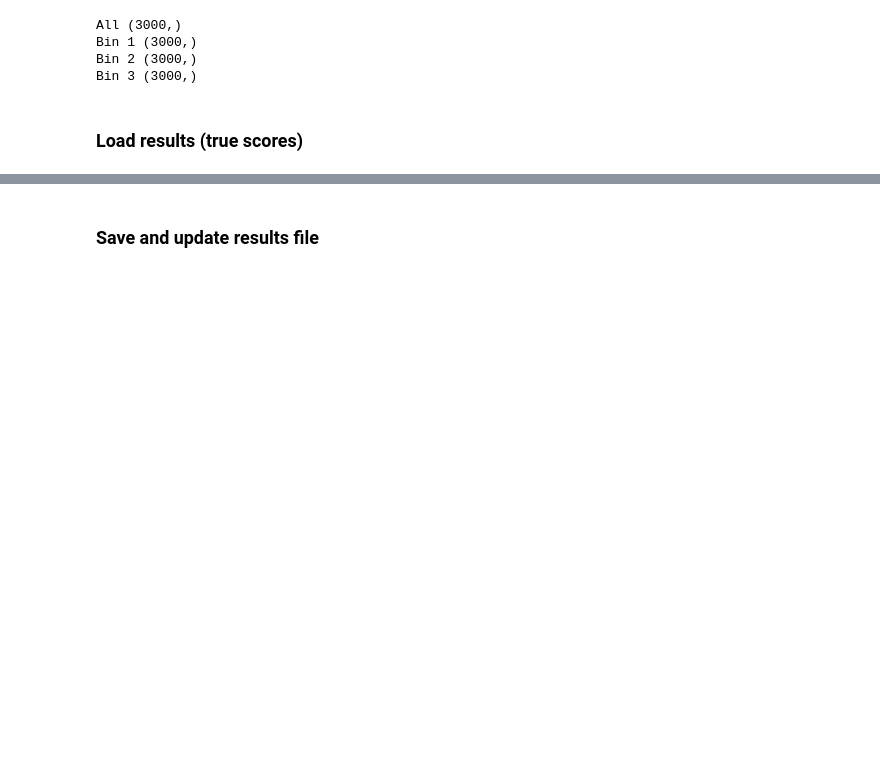
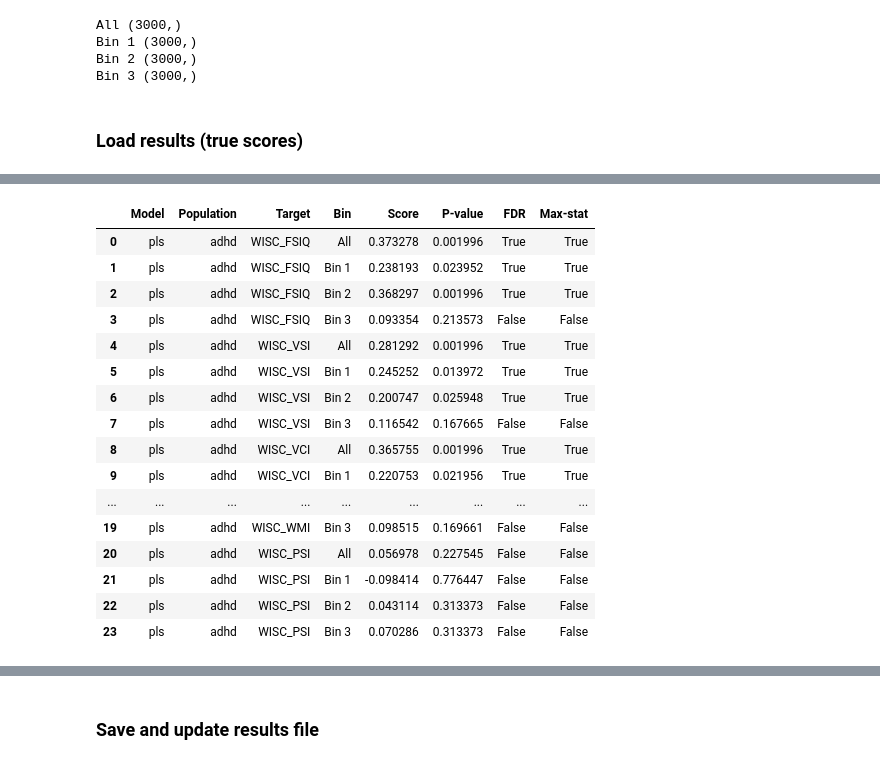
Before and after one commit to Brian-Pho/MSc_Research-Project, a Jupyter notebook: src/Analysis/Multiple Hypothesis Testing Correction.ipynb, the cells around one changed output, grey strips where cells are left out. Drawn from its saved outputs; the diff is of its cells as text; code cells hidden in the pictures; blank space fills up the shorter version.

```diff
--- a/src/Analysis/Multiple Hypothesis Testing Correction.ipynb
+++ b/src/Analysis/Multiple Hypothesis Testing Correction.ipynb
@@ -187,18 +190,38 @@ df, results_path = load_results(f'{model}_pts_{population}', results)
 # %%
+%%time
+
 a_threshold = 0.05
+max_stats = pd.Series(dtype='bool')
 bin_threshold_scores = {k: None for k in EQUAL_BIN_LABELS}
-max_stat_temp = pd.Series(dtype='bool')
 pscores = RIDGE_PSCORES if model == 'ridge' else PLS_PSCORES
 
 for bin_label in BIN_LABELS:
     bin_perm_scores = load_perm_score(f'{model}_{population}_{bin_label}_perm_scores', pscores)
     threshold_index = int(bin_perm_scores.shape[0] * (1 - a_threshold))
     threshold_score = np.sort(bin_perm_scores)[threshold_index]
     bin_threshold_scores[bin_label] = threshold_score
 
     bin_results = df[df['Bin'] == bin_label]
-    max_stat_temp = pd.concat([max_stat_temp, threshold_score < bin_results['Score']])
+    max_stats = pd.concat([max_stats, threshold_score < bin_results['Score']])
 
-df['Max-stat'] = max_stat_temp
-# df.sort_values('Bin')
+df['Max-stat'] = max_stats
+df.sort_values('Bin')
 display(df)
+# %% [output]
+|  | Model | Population | Target | Bin | Score | P-value | FDR | Max-stat |
+| 0 | pls | adhd | WISC_FSIQ | All | 0.373278 | 0.001996 | True | True |
+| 1 | pls | adhd | WISC_FSIQ | Bin 1 | 0.238193 | 0.023952 | True | True |
+| 2 | pls | adhd | WISC_FSIQ | Bin 2 | 0.368297 | 0.001996 | True | True |
+| 3 | pls | adhd | WISC_FSIQ | Bin 3 | 0.093354 | 0.213573 | False | False |
+| 4 | pls | adhd | WISC_VSI | All | 0.281292 | 0.001996 | True | True |
+| 5 | pls | adhd | WISC_VSI | Bin 1 | 0.245252 | 0.013972 | True | True |
+| 6 | pls | adhd | WISC_VSI | Bin 2 | 0.200747 | 0.025948 | True | True |
+| 7 | pls | adhd | WISC_VSI | Bin 3 | 0.116542 | 0.167665 | False | False |
+| 8 | pls | adhd | WISC_VCI | All | 0.365755 | 0.001996 | True | True |
+| 9 | pls | adhd | WISC_VCI | Bin 1 | 0.220753 | 0.021956 | True | True |
+| ... | ... | ... | ... | ... | ... | ... | ... | ... |
+| 19 | pls | adhd | WISC_WMI | Bin 3 | 0.098515 | 0.169661 | False | False |
+| 20 | pls | adhd | WISC_PSI | All | 0.056978 | 0.227545 | False | False |
+| 21 | pls | adhd | WISC_PSI | Bin 1 | -0.098414 | 0.776447 | False | False |
+| 22 | pls | adhd | WISC_PSI | Bin 2 | 0.043114 | 0.313373 | False | False |
+| 23 | pls | adhd | WISC_PSI | Bin 3 | 0.070286 | 0.313373 | False | False |
```
Also changed, not shown: parts of 11 cells of this notebook, 48 other files.
